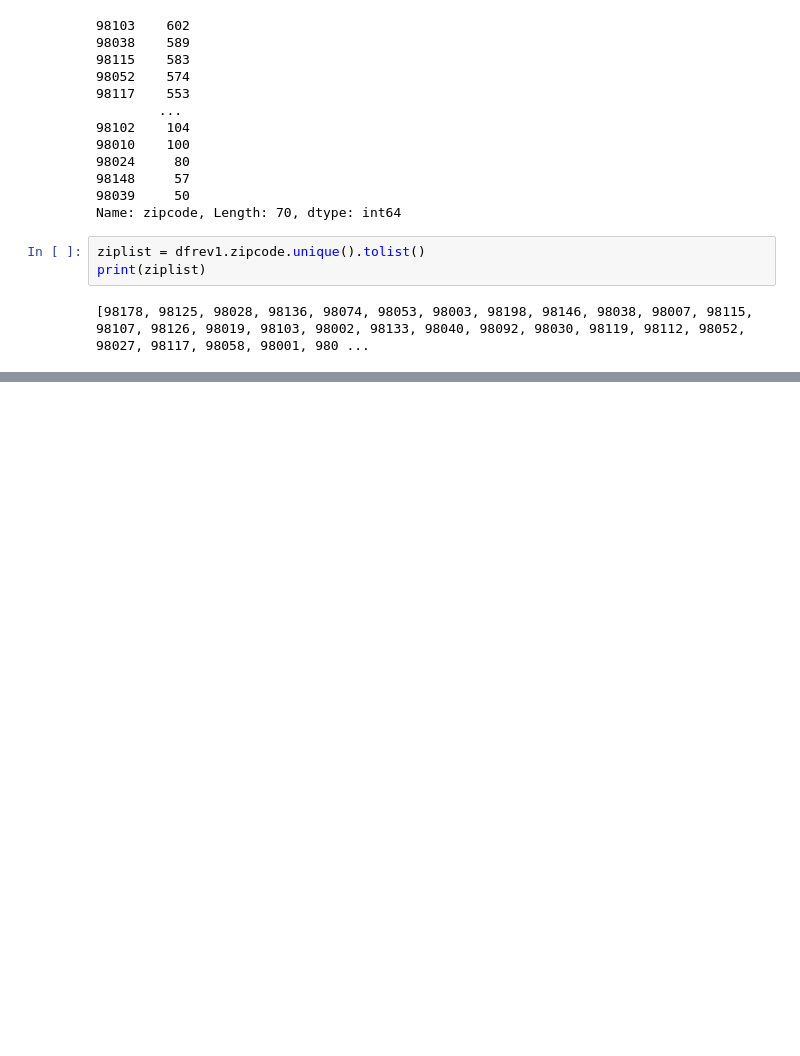
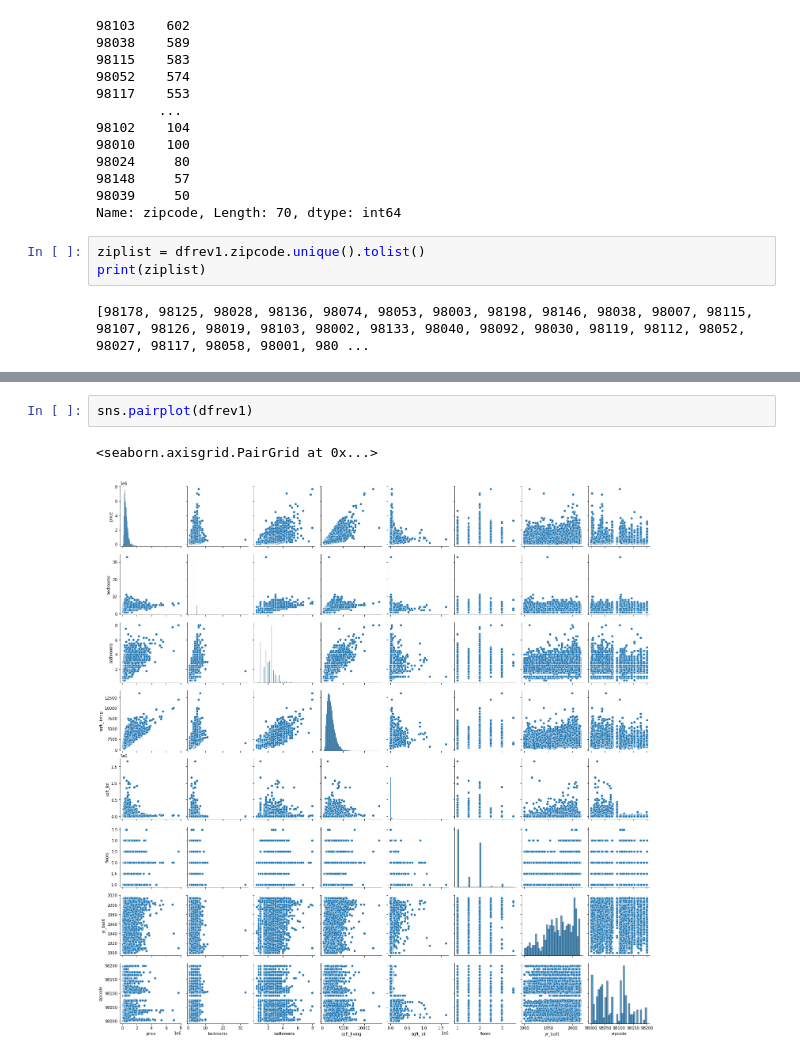
Before and after one commit to Noptov/Second-Project-Workspace, a Jupyter notebook: EDA & Clean.ipynb, the cells around one changed output, grey strips where cells are left out. Drawn from its saved outputs; the diff is of its cells as text; blank space fills up the shorter version.

```diff
--- a/EDA & Clean.ipynb
+++ b/EDA & Clean.ipynb
@@ -148,0 +194,5 @@ print(ziplist)
+# %%
+sns.pairplot(dfrev1)
+# %% [output]
+<seaborn.axisgrid.PairGrid at 0x...>
+[figure, added]
```
Also changed, not shown: parts of 7 cells of this notebook.
